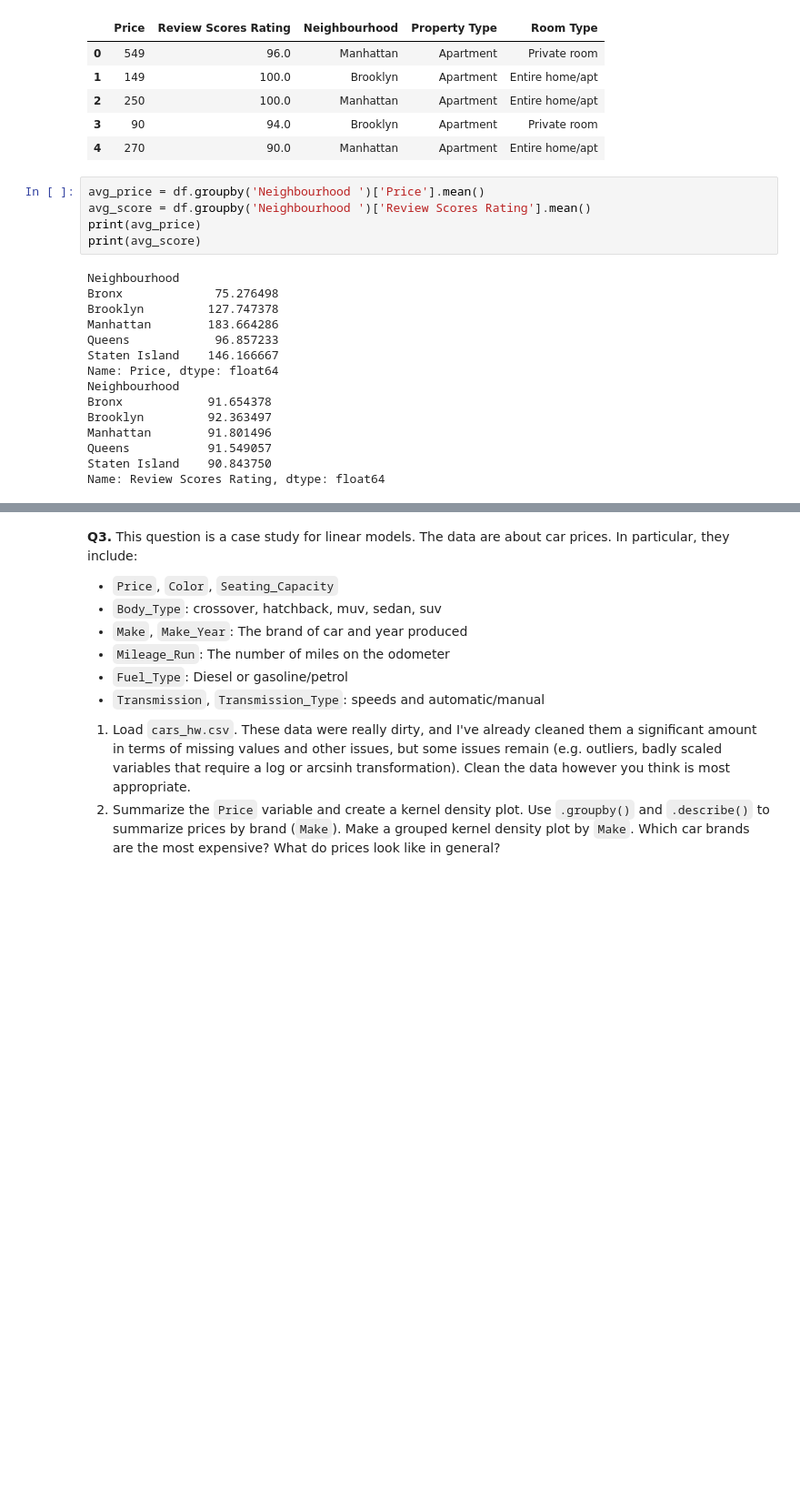
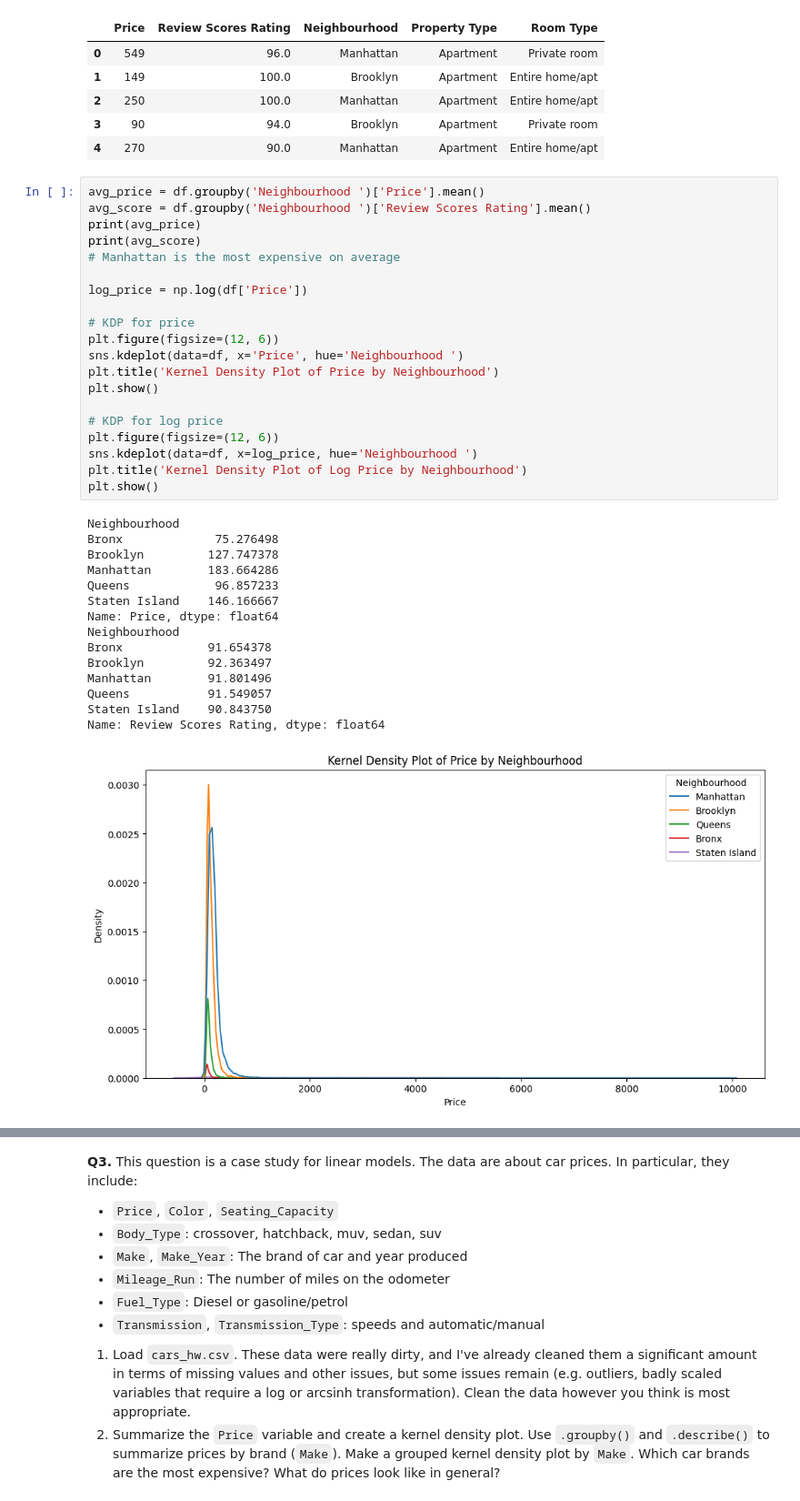
Before and after one commit to fwx5ax/linearModels, a Jupyter notebook: assignment/assignment.ipynb, the cells around one changed output, grey strips where cells are left out. Shown at 91% size. Drawn from its saved outputs; the diff is of its cells as text; blank space fills up the shorter version.

```diff
--- a/assignment/assignment.ipynb
+++ b/assignment/assignment.ipynb
@@ -58,20 +58,36 @@ df.head()
 # %%
 avg_price = df.groupby('Neighbourhood ')['Price'].mean()
 avg_score = df.groupby('Neighbourhood ')['Review Scores Rating'].mean()
 print(avg_price)
 print(avg_score)
+# Manhattan is the most expensive on average
+
+log_price = np.log(df['Price'])
+
+# KDP for price
+plt.figure(figsize=(12, 6))
+sns.kdeplot(data=df, x='Price', hue='Neighbourhood ')
+plt.title('Kernel Density Plot of Price by Neighbourhood')
+plt.show()
+
+# KDP for log price
+plt.figure(figsize=(12, 6))
+sns.kdeplot(data=df, x=log_price, hue='Neighbourhood ')
+plt.title('Kernel Density Plot of Log Price by Neighbourhood')
+plt.show()
 # %% [output]
 Neighbourhood
 Bronx             75.276498
 Brooklyn         127.747378
 Manhattan        183.664286
 Queens            96.857233
 Staten Island    146.166667
 Name: Price, dtype: float64
 Neighbourhood
 Bronx            91.654378
 Brooklyn         92.363497
 Manhattan        91.801496
 Queens           91.549057
 Staten Island    90.843750
 Name: Review Scores Rating, dtype: float64
+[figure, added]
```
Also changed, not shown: parts of 4 cells of this notebook.
